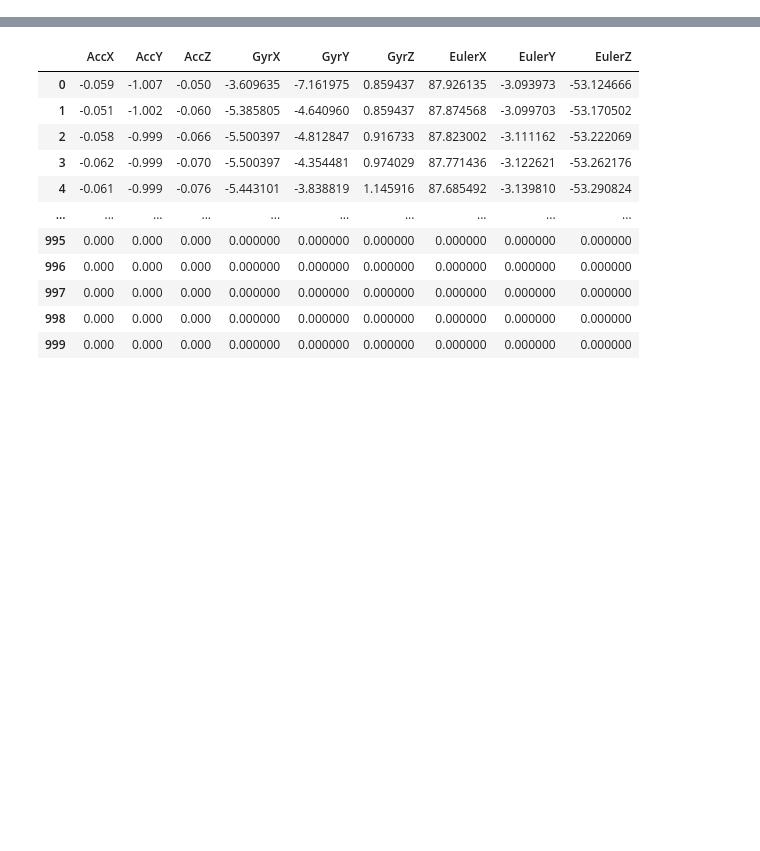
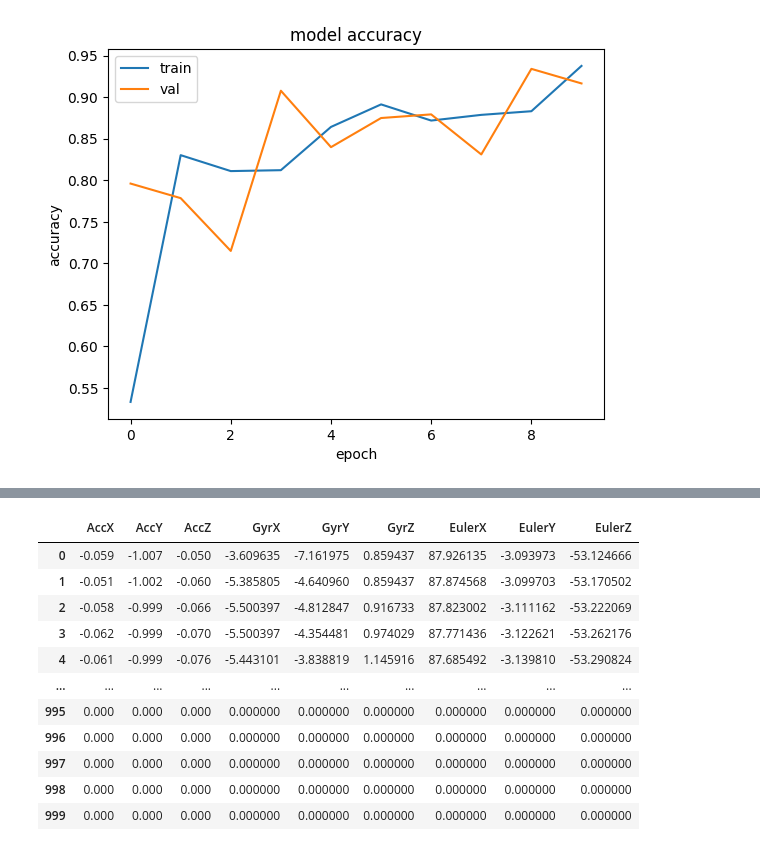
Before and after one commit to Andr0id16/Fall-DetectionModel, a Jupyter notebook: model2.ipynb, the cells around one changed output, grey strips where cells are left out. Saved outputs shown, nothing was run; the diff lists cells and outputs as text; code cells hidden in the pictures; blank space fills up the shorter version.

Commit message:
Added Models

```diff
--- a/model2.ipynb
+++ b/model2.ipynb
@@ -82,8 +80,8 @@ from sklearn.model_selection import train_test_split
 X_train, X_test, y_train, y_test = train_test_split(X_tensor, y_tensor, test_size=0.20, random_state=42)
 X_val,X_test,y_val,y_test = train_test_split(X_test, y_test, test_size=0.50, random_state=42)
 # %%
-model = keras.Sequential()
-model.add(layers.LSTM(64,input_dim=INPUT_DIM,input_length=SEQUENCE_LEN))
-model.add(layers.Dense(16,activation="relu"))
-model.add(layers.Dense(OUTPUT_DIM,activation="sigmoid"))
-model.compile(loss=loss,optimizer=optimizer,metrics=metrics)
+model1 = keras.Sequential()
+model1.add(layers.LSTM(64,input_dim=INPUT_DIM,input_length=SEQUENCE_LEN))
+model1.add(layers.Dense(16,activation="relu"))
+model1.add(layers.Dense(OUTPUT_DIM,activation="sigmoid"))
+model1.compile(loss=loss,optimizer=optimizer,metrics=metrics)
@@ -90,4 +111,4 @@ model.compile(loss=loss,optimizer=optimizer,metrics=metrics)
 # %%
-model.fit(X_train,y_train,batch_size=16,epochs=10,validation_data=(X_val,y_val),verbose=True)
+history1dup = model1.fit(X_train,y_train,batch_size=16,epochs=10,validation_data=(X_val,y_val),verbose=True)
 # %% [output]
 Epoch 1/10
@@ -129,0 +146,12 @@ INFO:tensorflow:Assets written to: model\assets
+# %%
+np.save("model1dup.npy",history1dup.history)
+history1dup.history
+plt.plot(history1dup.history['accuracy'])
+plt.plot(history1dup.history['val_accuracy'])
+plt.title('model accuracy')
+plt.ylabel('accuracy')
+plt.xlabel('epoch')
+plt.legend(['train', 'val'], loc='upper left')
+plt.show()
+# %% [output]
+[figure, added]
```
Also changed, not shown: parts of 44 cells of this notebook, 57 other files.
